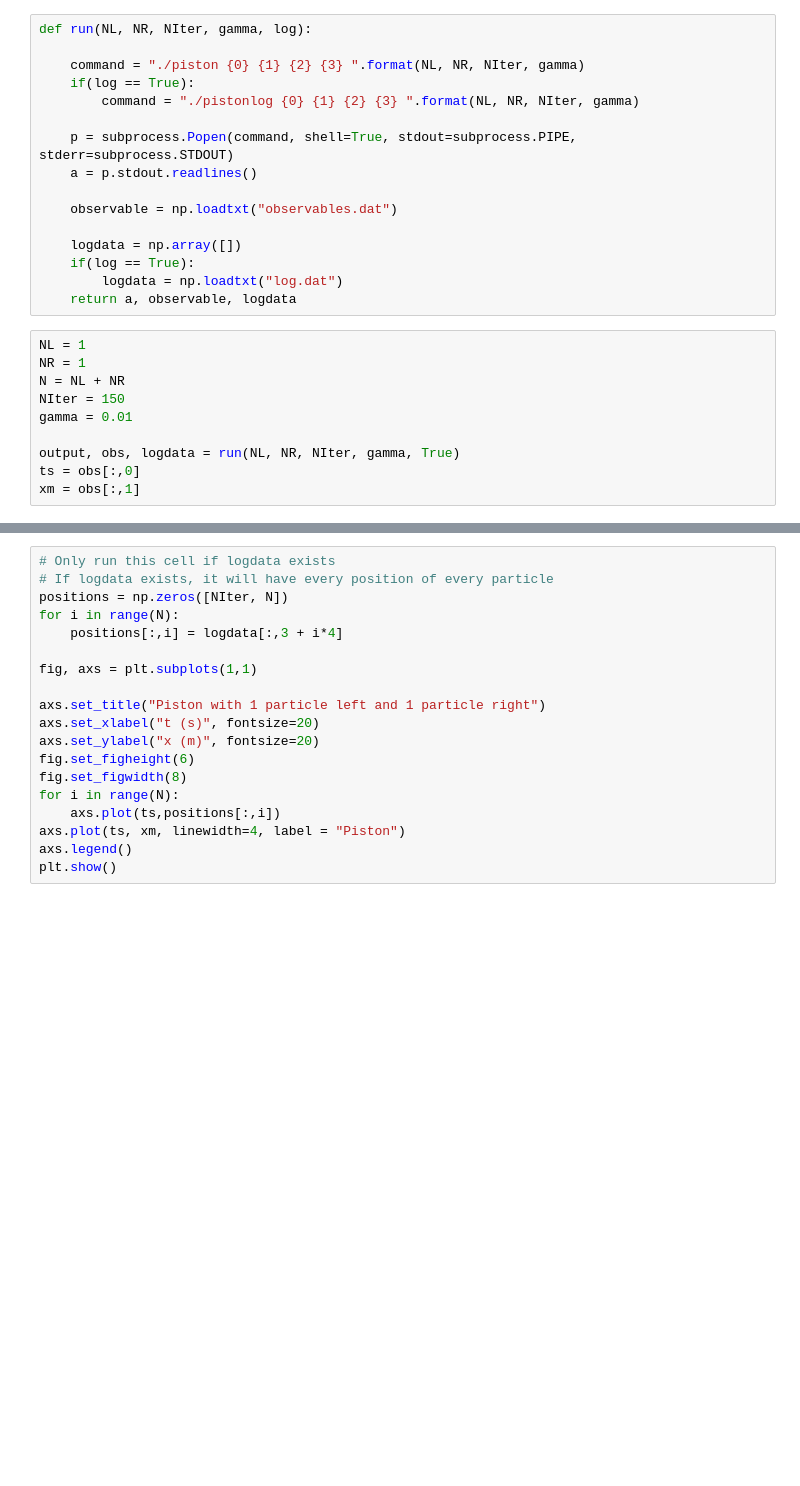
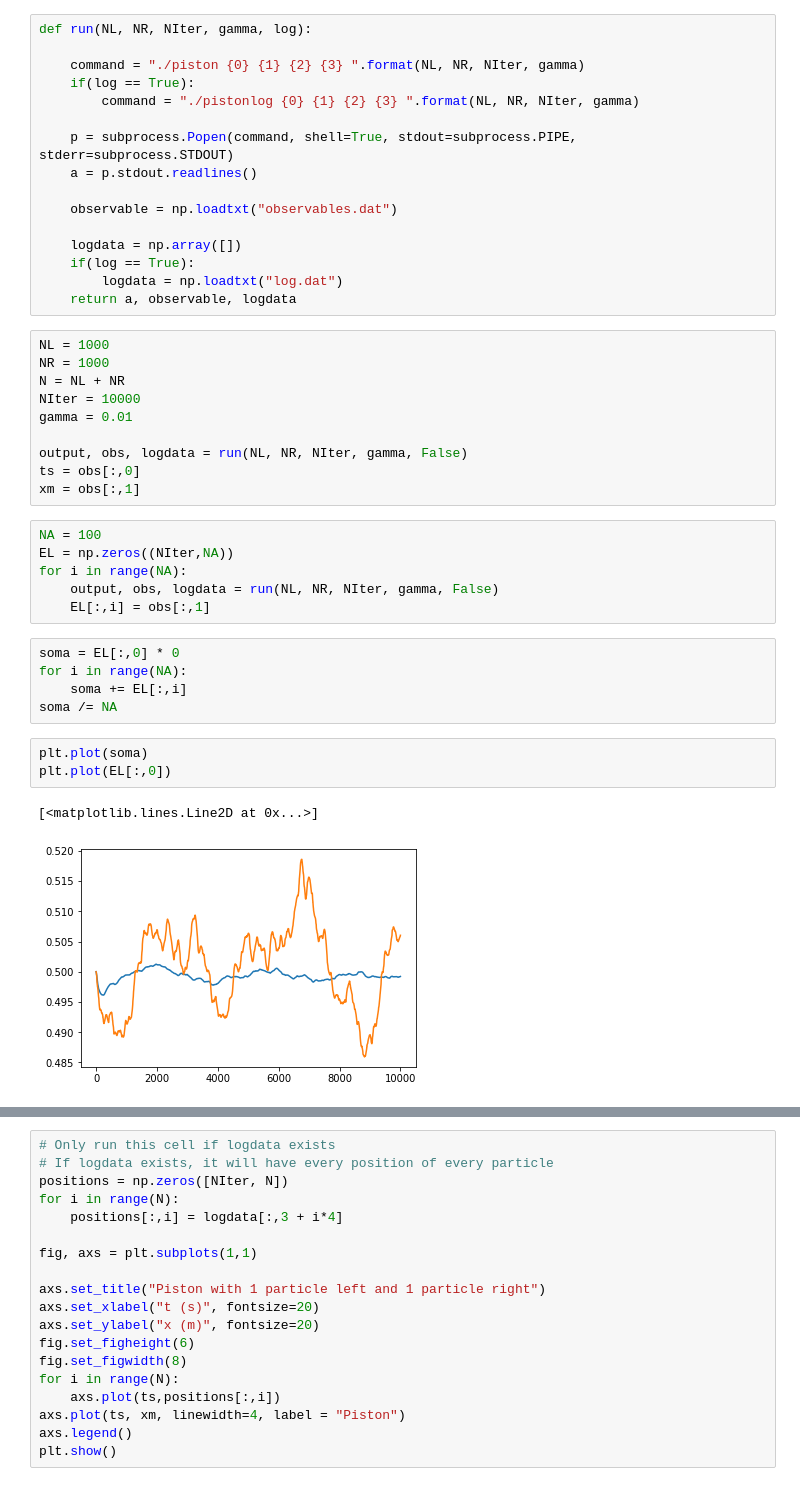
Before and after one commit to bgamboap/particles-piston, a Jupyter notebook: process.ipynb, the cells around one changed output, grey strips where cells are left out. Cells and saved outputs as stored; diff of their text form; blank space fills up the shorter version.

```diff
--- a/process.ipynb
+++ b/process.ipynb
@@ -19,12 +19,29 @@ def run(NL, NR, NIter, gamma, log):
         logdata = np.loadtxt("log.dat")
     return a, observable, logdata
 # %%
-NL = 1
-NR = 1
+NL = 1000
+NR = 1000
 N = NL + NR
-NIter = 150
+NIter = 10000
 gamma = 0.01
 
-output, obs, logdata = run(NL, NR, NIter, gamma, True)
+output, obs, logdata = run(NL, NR, NIter, gamma, False)
 ts = obs[:,0]
 xm = obs[:,1]
+# %%
+NA = 100
+EL = np.zeros((NIter,NA))
+for i in range(NA):
+    output, obs, logdata = run(NL, NR, NIter, gamma, False)
+    EL[:,i] = obs[:,1]
+# %%
+soma = EL[:,0] * 0
+for i in range(NA):
+    soma += EL[:,i]
+soma /= NA
+# %%
+plt.plot(soma)
+plt.plot(EL[:,0])
+# %% [output]
+[<matplotlib.lines.Line2D at 0x...>]
+[figure, added]
```
Also changed, not shown: parts of 1 cell of this notebook, 6 other files.
